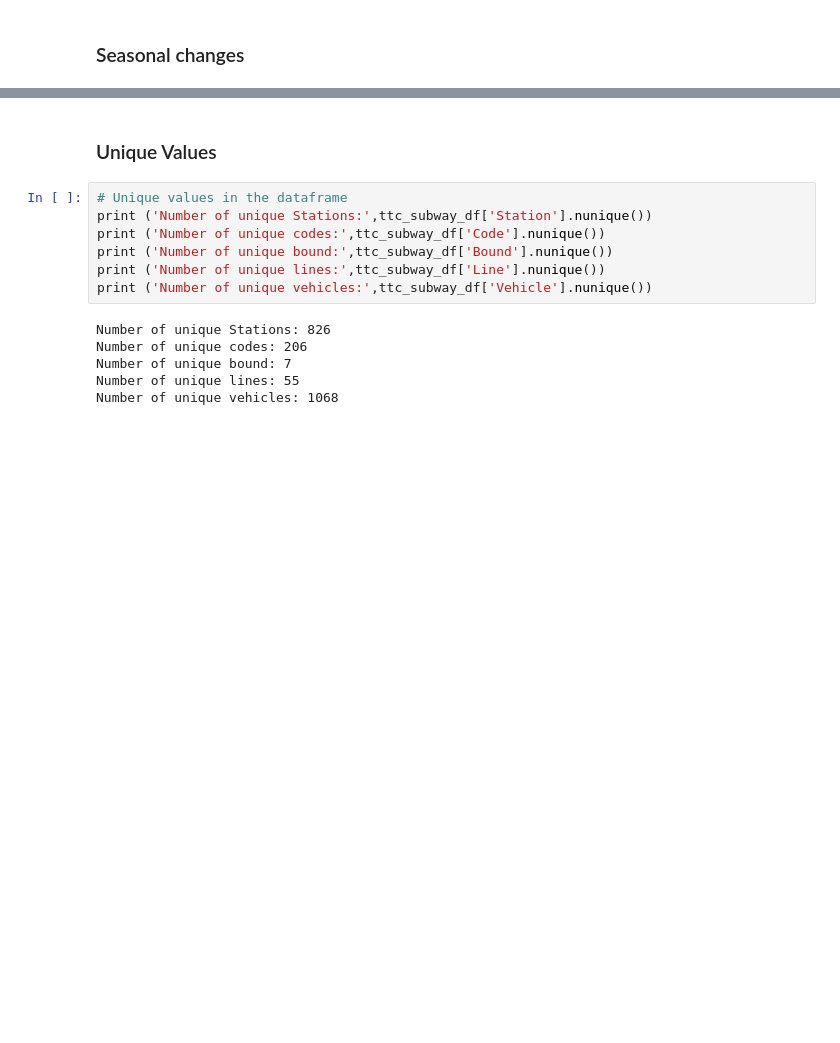
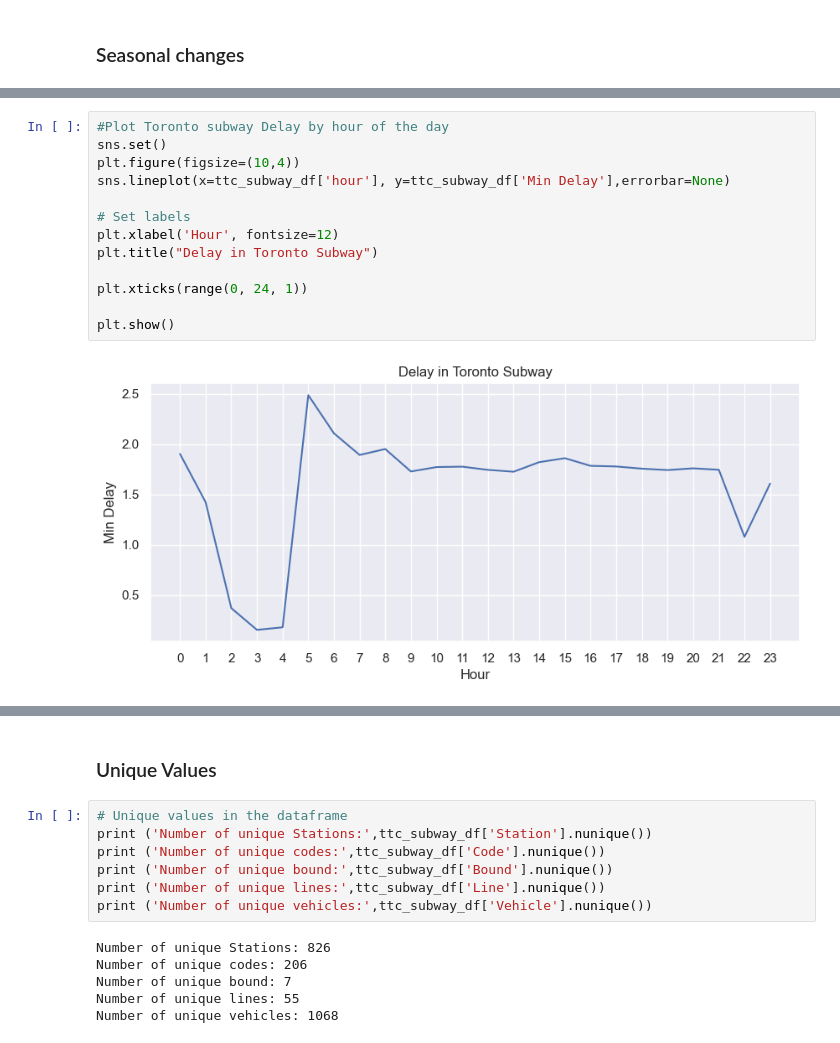
Before and after one commit to katherinewest/CME538_2023, a Jupyter notebook: DataVisualizations.ipynb, the cells around one changed output, grey strips where cells are left out. Cells and saved outputs as stored; diff of their text form; blank space fills up the shorter version.

```diff
--- a/DataVisualizations.ipynb
+++ b/DataVisualizations.ipynb
@@ -236,0 +238,15 @@ plt.show()
+# %%
+#Plot Toronto subway Delay by hour of the day
+sns.set()
+plt.figure(figsize=(10,4))
+sns.lineplot(x=ttc_subway_df['hour'], y=ttc_subway_df['Min Delay'],errorbar=None)
+
+# Set labels
+plt.xlabel('Hour', fontsize=12)
+plt.title("Delay in Toronto Subway")
+
+plt.xticks(range(0, 24, 1))
+
+plt.show()
+# %% [output]
+[figure, added]
```
Also changed, not shown: parts of 68 cells of this notebook.
